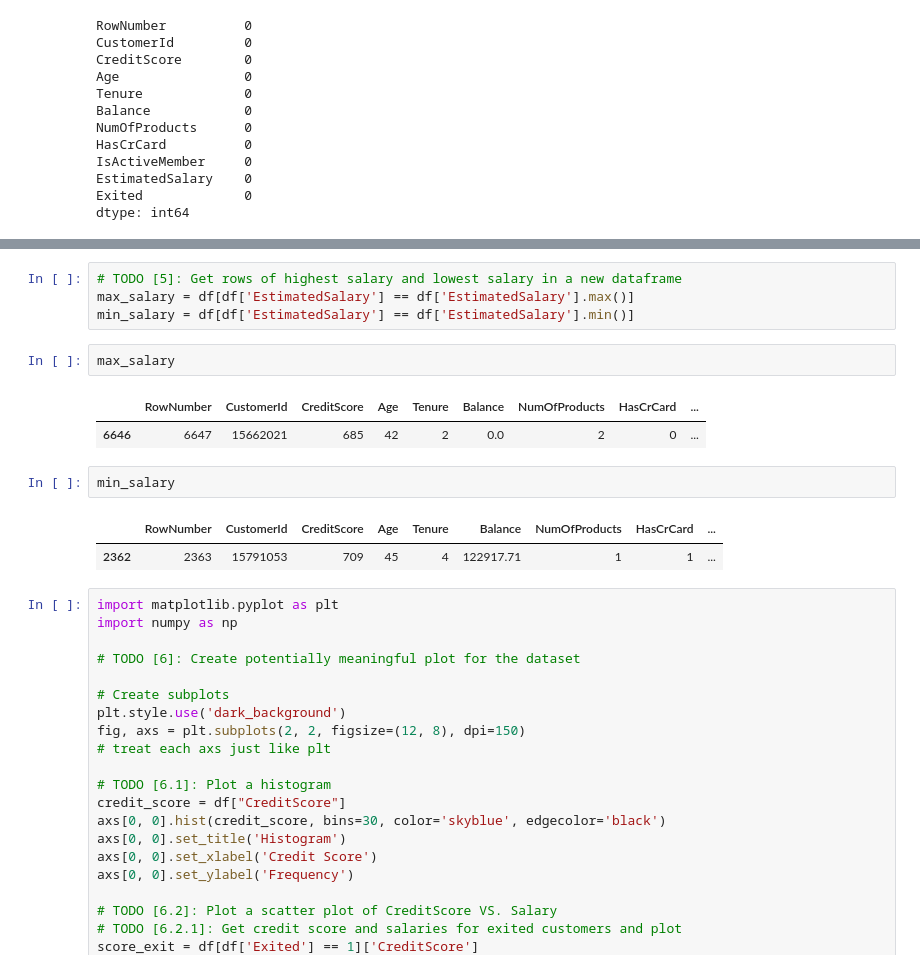
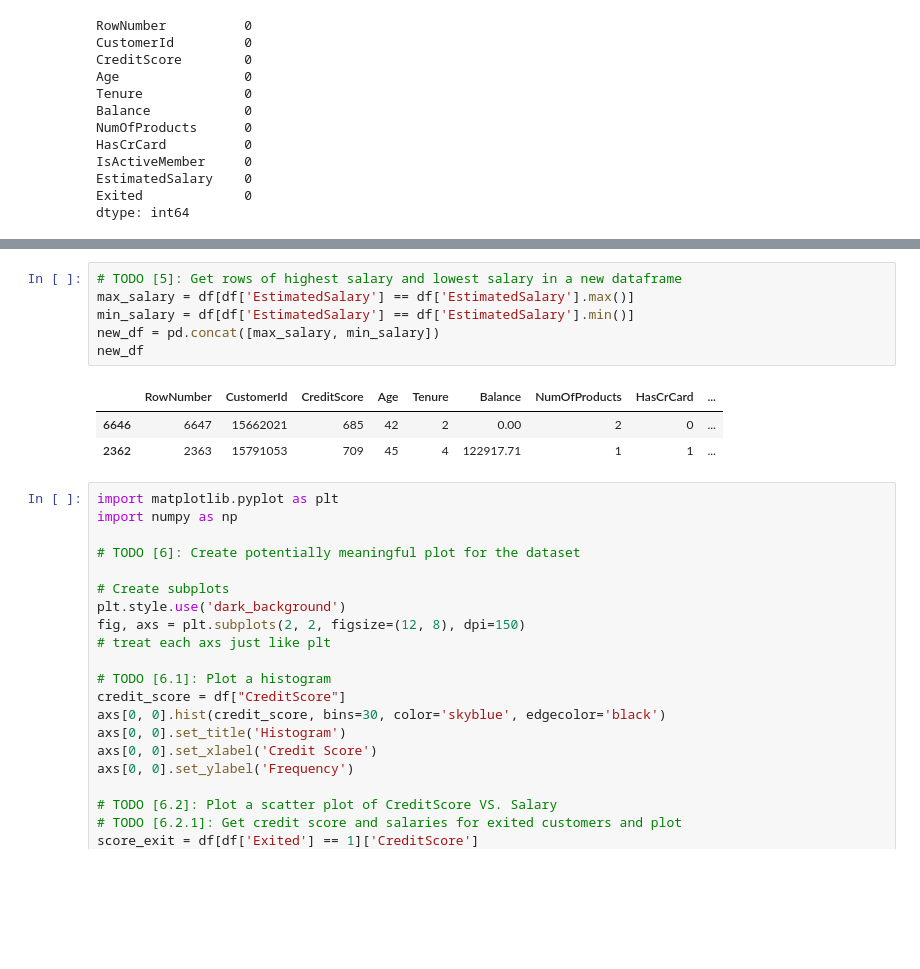
Before and after one commit to Karimgebril09/Neural-Networks-labs, a Jupyter notebook: lab1/Requirement/4 - Data Science.ipynb, the cells around one changed output, grey strips where cells are left out. Saved outputs shown, nothing was run; the diff lists cells and outputs as text; blank space fills up the shorter version.

```diff
--- a/lab1/Requirement/4 - Data Science.ipynb
+++ b/lab1/Requirement/4 - Data Science.ipynb
@@ -58,17 +58,13 @@ df.describe()
 # %%
 # TODO [5]: Get rows of highest salary and lowest salary in a new dataframe
 max_salary = df[df['EstimatedSalary'] == df['EstimatedSalary'].max()]
 min_salary = df[df['EstimatedSalary'] == df['EstimatedSalary'].min()]
+new_df = pd.concat([max_salary, min_salary])
+new_df
+# %% [output]
+|  | RowNumber | CustomerId | CreditScore | Age | Tenure | Balance | NumOfProducts | HasCrCard | ... |
+| 6646 | 6647 | 15662021 | 685 | 42 | 2 | 0.00 | 2 | 0 | ... |
+| 2362 | 2363 | 15791053 | 709 | 45 | 4 | 122917.71 | 1 | 1 | ... |
-# %%
-max_salary
-# %% [output]
-|  | RowNumber | CustomerId | CreditScore | Age | Tenure | Balance | NumOfProducts | HasCrCard | ... |
-| 6646 | 6647 | 15662021 | 685 | 42 | 2 | 0.0 | 2 | 0 | ... |
-# %%
-min_salary
-# %% [output]
-|  | RowNumber | CustomerId | CreditScore | Age | Tenure | Balance | NumOfProducts | HasCrCard | ... |
-| 2362 | 2363 | 15791053 | 709 | 45 | 4 | 122917.71 | 1 | 1 | ... |
 # %%
 import matplotlib.pyplot as plt
 import numpy as np
```
Also changed, not shown: 38 other files.
